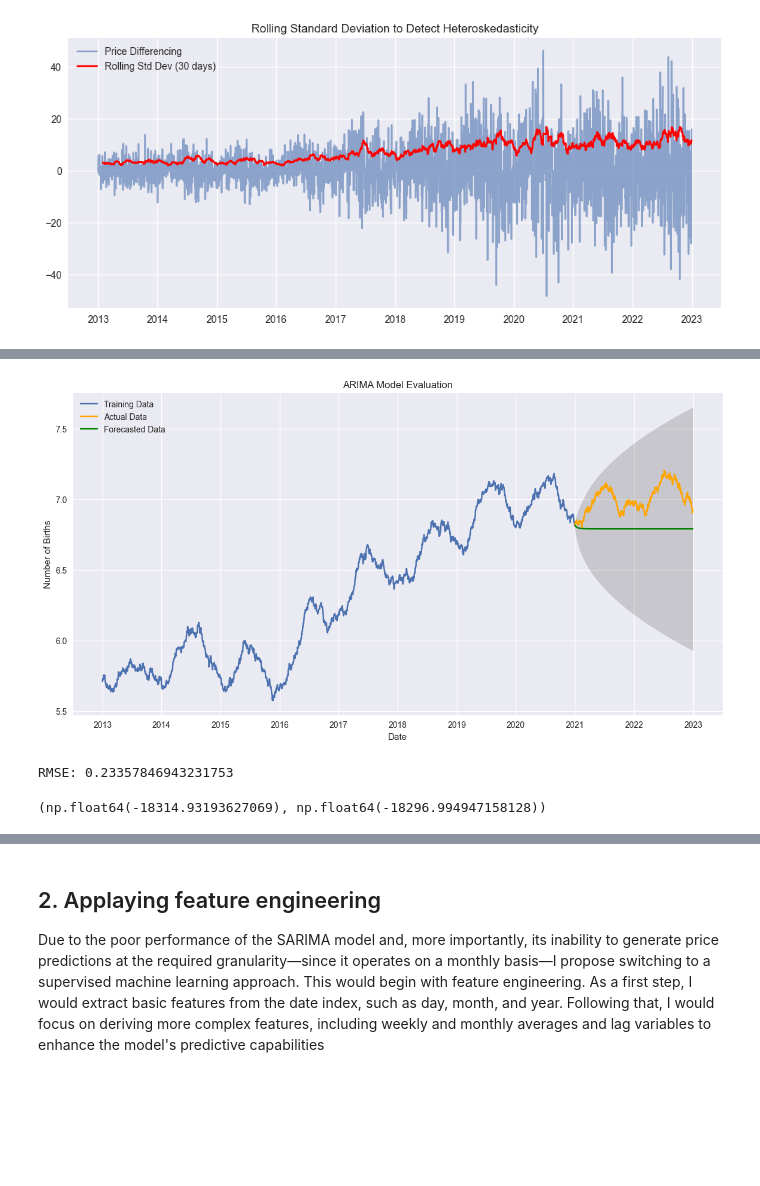
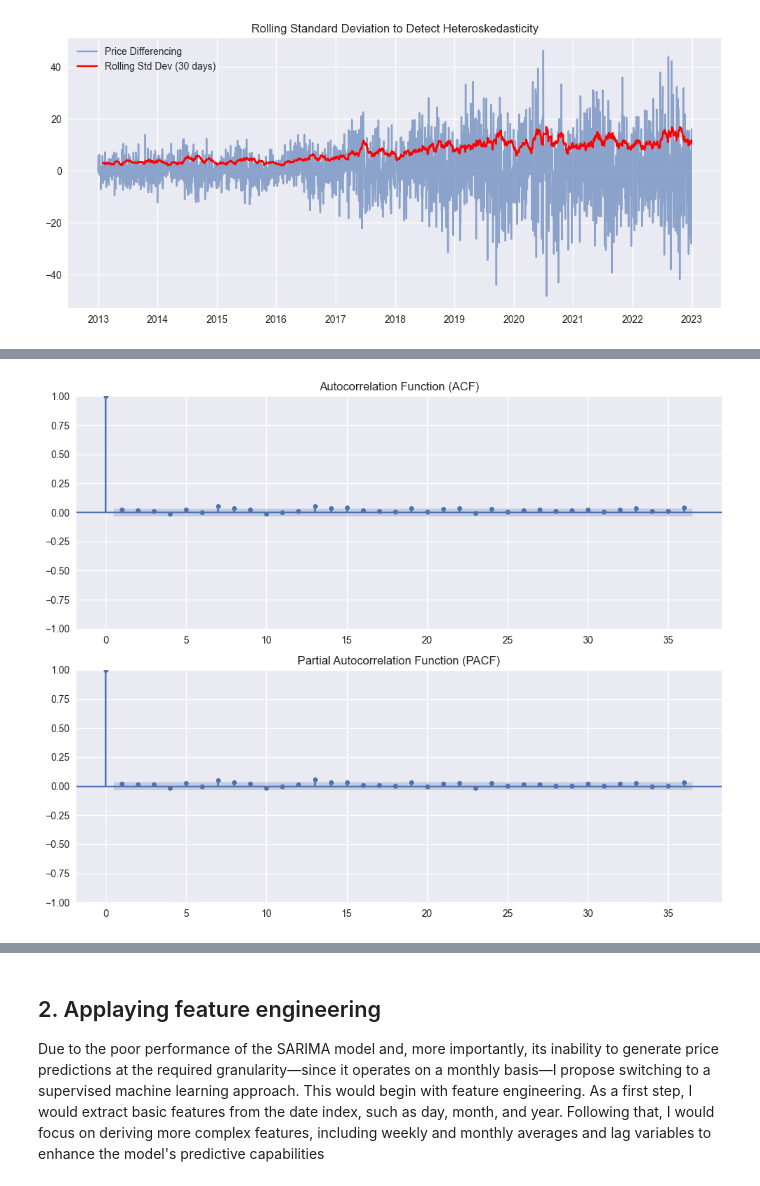
Before and after one commit to MatteoMazzon/expana_job_interview, a Jupyter notebook: assignment_expana_01.ipynb, the cells around one changed output, grey strips where cells are left out. Saved outputs shown, nothing was run; the diff lists cells and outputs as text; code cells hidden in the pictures; blank space fills up the shorter version.

```diff
--- a/assignment_expana_01.ipynb
+++ b/assignment_expana_01.ipynb
@@ -369,14 +316,0 @@ Now after applying differencing on the log transformed data, we can safely asses
-# %%
-df_copy = df_copy.dropna()
-result = adfuller(df_copy['Price_log_diff'])
-
-# Print the results
-print("ADF Statistic:", result[0])
-print("p-value:", result[1])
-print("Critical Values:", result[4])
-
-# Interpretation
-if result[1] < 0.05:
-    print("The series is stationary (reject H0)")
-else:
-    print("The series is NOT stationary (fail to reject H0)")
@@ -418,36 +317,19 @@ train, test = df_copy[0:train_size], df_copy[train_size:len(df_copy)]
-# %%
-model = ARIMA(train['Price_log'], order=(1, 1, 1))
-model_fit = model.fit()
-
-
-# Forecast on the test dataset
-test_forecast = model_fit.get_forecast(steps=len(test))
-test_forecast_series = pd.Series(test_forecast.predicted_mean, index=test.index)
-
-# Calculate the mean squared error
-mse = mean_squared_error(test['Price_log'], test_forecast_series)
-rmse = np.sqrt(mse)
-
-# Create a plot to compare the forecast with the actual test data
-plt.figure(figsize=(14,7))
-plt.plot(train['Price_log'], label='Training Data')
-plt.plot(test['Price_log'], label='Actual Data', color='orange')
-plt.plot(test_forecast_series, label='Forecasted Data', color='green')
-plt.fill_between(test.index,
-                 test_forecast.conf_int().iloc[:, 0],
-                 test_forecast.conf_int().iloc[:, 1],
-                 color='k', alpha=.15)
-plt.title('ARIMA Model Evaluation')
-plt.xlabel('Date')
-plt.ylabel('Number of Births')
-plt.legend()
-plt.show()
-
-print('RMSE:', rmse)
-# %% [output]
-[figure, removed]
-RMSE: 0.23357846943231753
-# %%
-model_fit.aic, model_fit.bic
-# %% [output]
-(np.float64(-18314.93193627069), np.float64(-18296.994947158128))
+# %%
+df_copy["Price_log"] = np.log(df_copy["Price"])
+df_copy["Price_log_diff"] = df_copy["Price_log"].diff()
+df_copy = df_copy[~df_copy["Price_log_diff"].isnull()]
+
+fig, axes = plt.subplots(2, 1, figsize=(10, 8))  # 2 rows, 1 column, adjust figure size as needed
+
+# Plot ACF on the first subplot (axes[0])
+plot_acf(df_copy["Price_log_diff"], ax=axes[0])
+axes[0].set_title('Autocorrelation Function (ACF)')
+
+# Plot PACF on the second subplot (axes[1])
+plot_pacf(df_copy["Price_log_diff"], ax=axes[1])
+axes[1].set_title('Partial Autocorrelation Function (PACF)')
+
+plt.tight_layout()
+plt.show()
+# %% [output]
+[figure, added]
```
Also changed, not shown: parts of 39 cells of this notebook.
